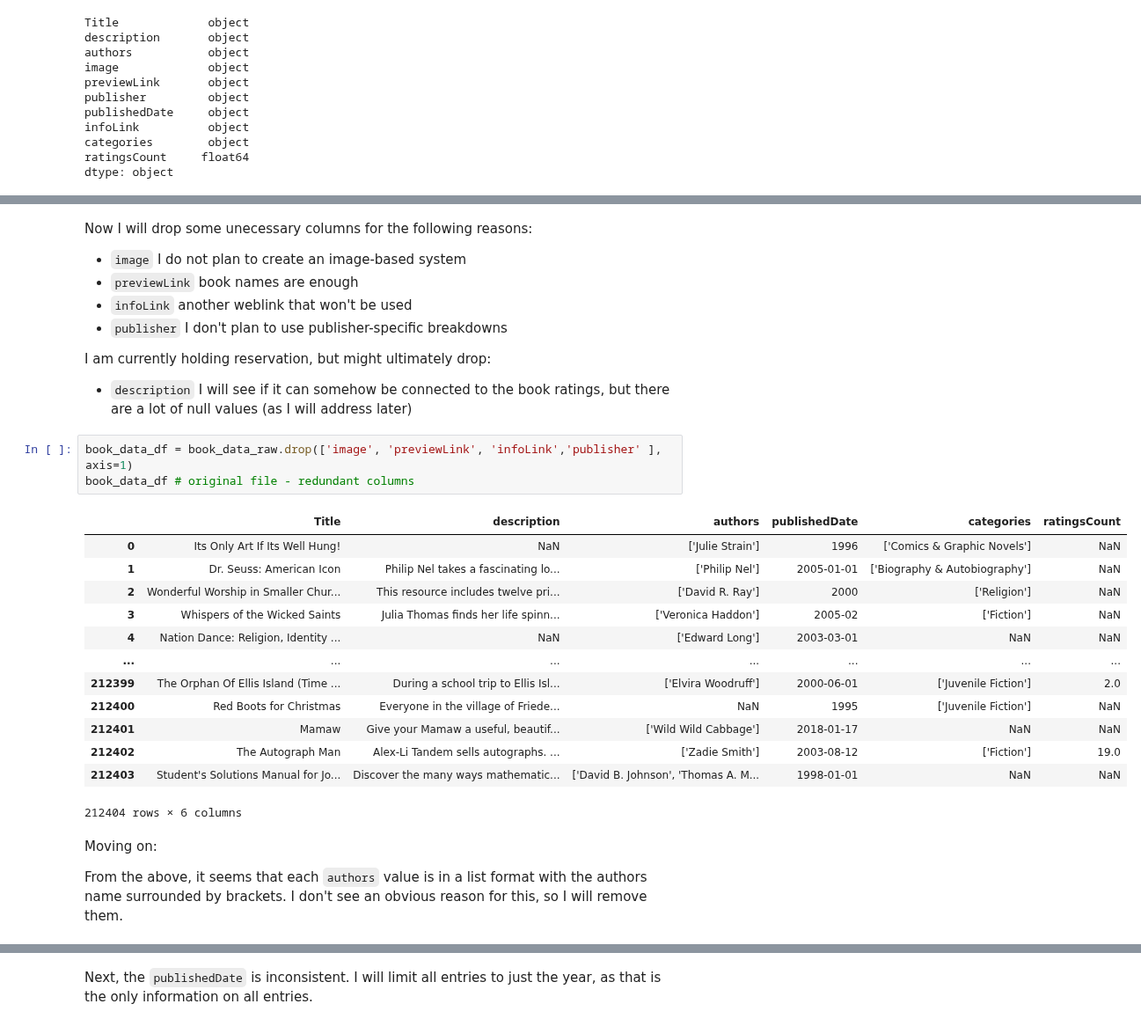
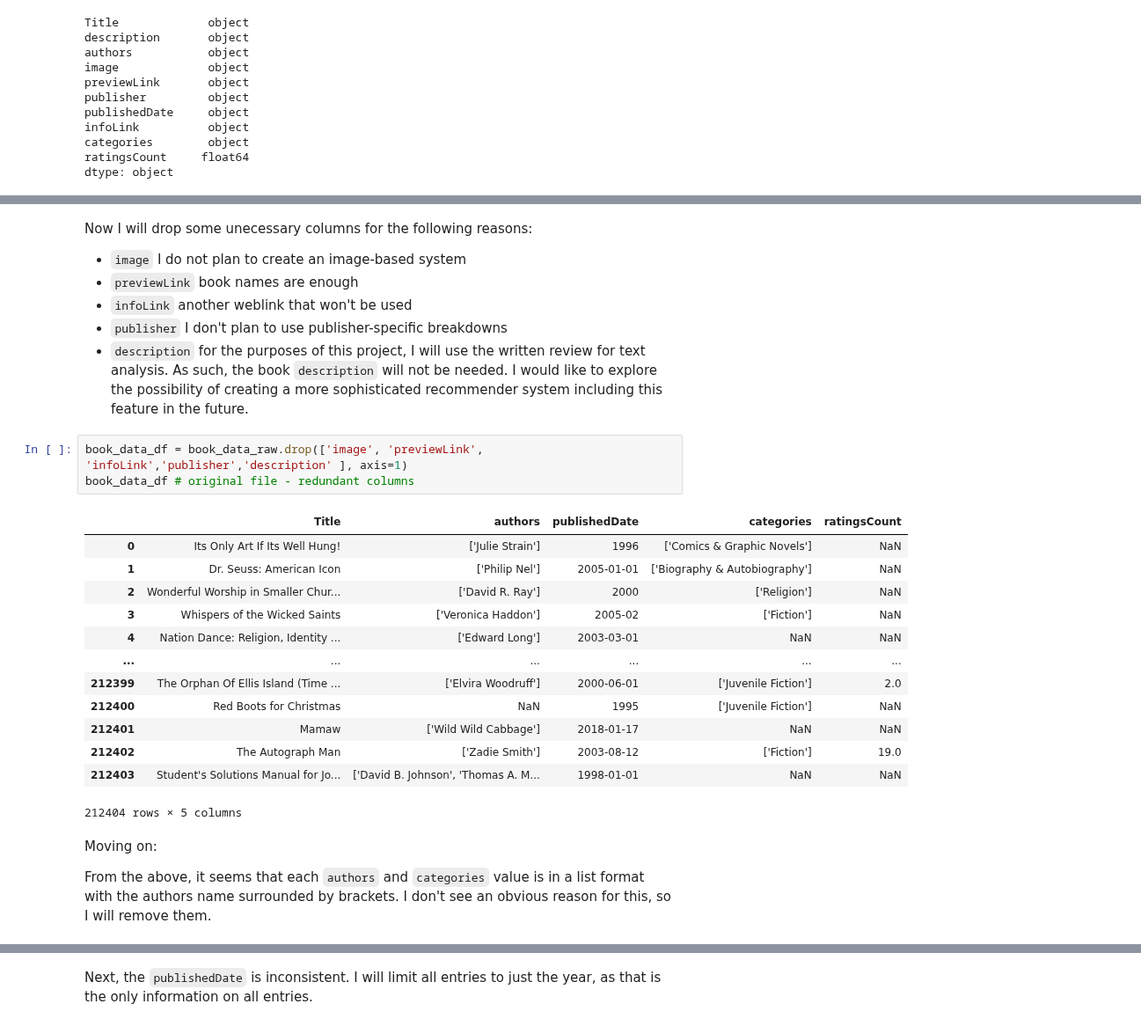
Before and after one commit to sruiz1896/book_rating_predictor, a Jupyter notebook: Notebooks/EDA.ipynb, the cells around one changed output, grey strips where cells are left out. Shown at 88% size. Drawn from its saved outputs; the diff is of its cells as text.

Commit message:
restructure data cleaning code

```diff
--- a/Notebooks/EDA.ipynb
+++ b/Notebooks/EDA.ipynb
@@ -77,29 +79,27 @@ Now I will drop some unecessary columns for the following reasons:
 - `previewLink` book names are enough
 - `infoLink` another weblink that won't be used
 - `publisher` I don't plan to use publisher-specific breakdowns
-
- I am currently holding reservation, but might ultimately drop:
--  `description` I will see if it can somehow be connected to the book ratings, but there are a lot of null values (as I will address later)
+- `description` for the purposes of this project, I will use the written review for text analysis. As such, the book `description` will not be needed. I would like to explore the possibility of creating a more sophisticated recommender system including this feature in the future.
 # %%
-book_data_df = book_data_raw.drop(['image', 'previewLink', 'infoLink','publisher' ], axis=1)
+book_data_df = book_data_raw.drop(['image', 'previewLink', 'infoLink','publisher','description' ], axis=1)
 book_data_df # original file - redundant columns
 # %% [output]
-|  | Title | description | authors | publishedDate | categories | ratingsCount |
-| 0 | Its Only Art If Its Well Hung! | NaN | ['Julie Strain'] | 1996 | ['Comics & Graphic Novels'] | NaN |
-| 1 | Dr. Seuss: American Icon | Philip Nel takes a fascinating lo... | ['Philip Nel'] | 2005-01-01 | ['Biography & Autobiography'] | NaN |
-| 2 | Wonderful Worship in Smaller Chur... | This resource includes twelve pri... | ['David R. Ray'] | 2000 | ['Religion'] | NaN |
-| 3 | Whispers of the Wicked Saints | Julia Thomas finds her life spinn... | ['Veronica Haddon'] | 2005-02 | ['Fiction'] | NaN |
-| 4 | Nation Dance: Religion, Identity ... | NaN | ['Edward Long'] | 2003-03-01 | NaN | NaN |
-| ... | ... | ... | ... | ... | ... | ... |
-| 212399 | The Orphan Of Ellis Island (Time ... | During a school trip to Ellis Isl... | ['Elvira Woodruff'] | 2000-06-01 | ['Juvenile Fiction'] | 2.0 |
-| 212400 | Red Boots for Christmas | Everyone in the village of Friede... | NaN | 1995 | ['Juvenile Fiction'] | NaN |
-| 212401 | Mamaw | Give your Mamaw a useful, beautif... | ['Wild Wild Cabbage'] | 2018-01-17 | NaN | NaN |
-| 212402 | The Autograph Man | Alex-Li Tandem sells autographs. ... | ['Zadie Smith'] | 2003-08-12 | ['Fiction'] | 19.0 |
-| 212403 | Student's Solutions Manual for Jo... | Discover the many ways mathematic... | ['David B. Johnson', 'Thomas A. M... | 1998-01-01 | NaN | NaN |
+|  | Title | authors | publishedDate | categories | ratingsCount |
+| 0 | Its Only Art If Its Well Hung! | ['Julie Strain'] | 1996 | ['Comics & Graphic Novels'] | NaN |
+| 1 | Dr. Seuss: American Icon | ['Philip Nel'] | 2005-01-01 | ['Biography & Autobiography'] | NaN |
+| 2 | Wonderful Worship in Smaller Chur... | ['David R. Ray'] | 2000 | ['Religion'] | NaN |
+| 3 | Whispers of the Wicked Saints | ['Veronica Haddon'] | 2005-02 | ['Fiction'] | NaN |
+| 4 | Nation Dance: Religion, Identity ... | ['Edward Long'] | 2003-03-01 | NaN | NaN |
+| ... | ... | ... | ... | ... | ... |
+| 212399 | The Orphan Of Ellis Island (Time ... | ['Elvira Woodruff'] | 2000-06-01 | ['Juvenile Fiction'] | 2.0 |
+| 212400 | Red Boots for Christmas | NaN | 1995 | ['Juvenile Fiction'] | NaN |
+| 212401 | Mamaw | ['Wild Wild Cabbage'] | 2018-01-17 | NaN | NaN |
+| 212402 | The Autograph Man | ['Zadie Smith'] | 2003-08-12 | ['Fiction'] | 19.0 |
+| 212403 | Student's Solutions Manual for Jo... | ['David B. Johnson', 'Thomas A. M... | 1998-01-01 | NaN | NaN |
-212404 rows × 6 columns
+212404 rows × 5 columns
 # %% [markdown]
 Moving on:
 
-From the above, it seems that each `authors` value is in a list format with the authors name surrounded by brackets. I don't see an obvious reason for this, so I will remove them.
+From the above, it seems that each `authors` and `categories` value is in a list format with the authors name surrounded by brackets. I don't see an obvious reason for this, so I will remove them.
 # %%
 book_data_df['authors'] = book_data_df['authors'].str.strip('[\'\']')
```
Also changed, not shown: parts of 14 cells of this notebook.
